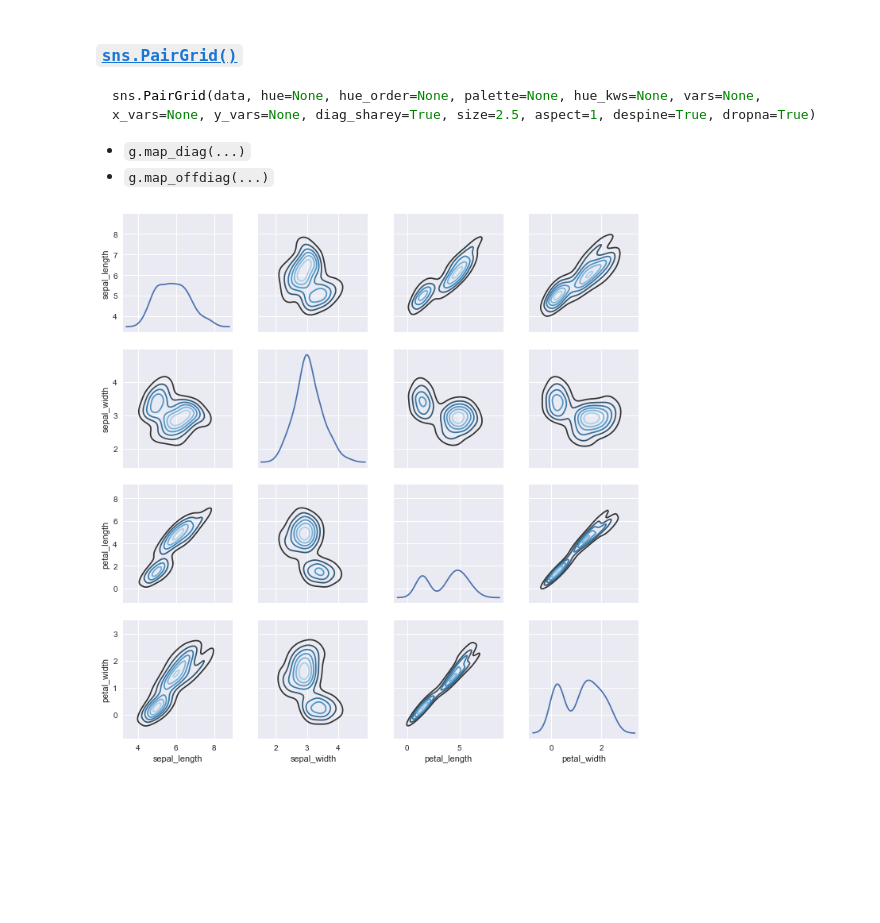
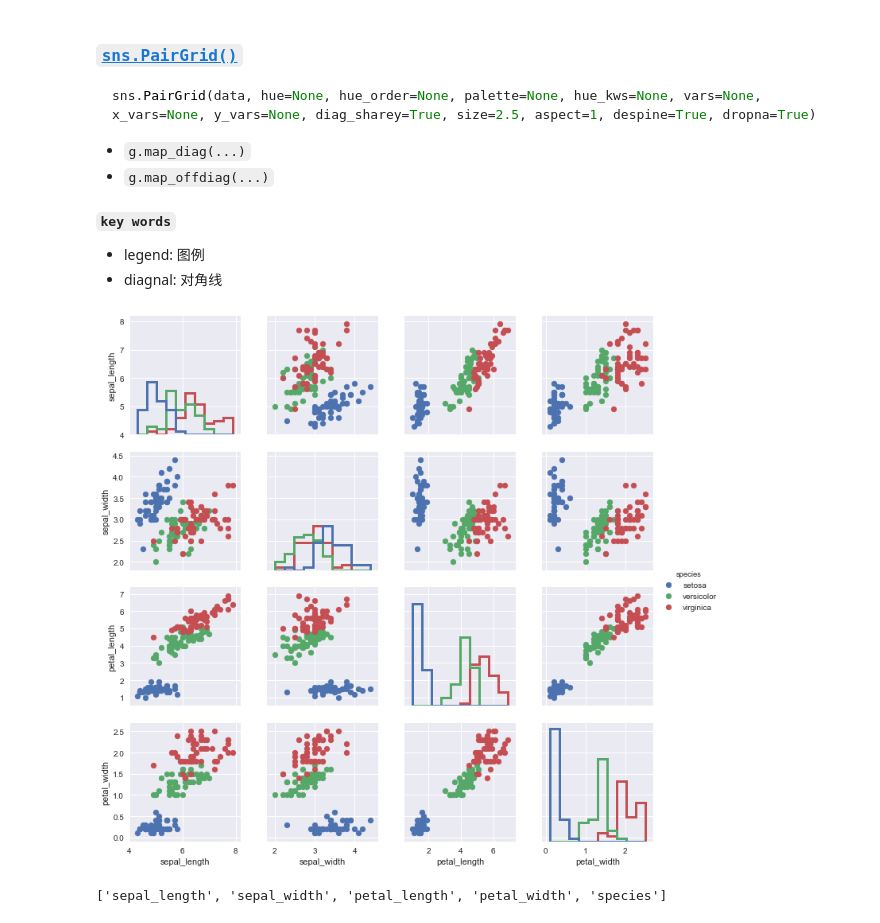
Before and after one commit to WarmingWang/reptiles_gh, a Jupyter notebook: Machine Learning/seaborn/ch02S01_Plotting_functions__Visualizing_distribution.ipynb, the cells around one changed output. Cells and saved outputs as stored; diff of their text form; code cells hidden in the pictures; blank space fills up the shorter version.

````diff
--- a/Machine Learning/seaborn/ch02S01_Plotting_functions__Visualizing_distribution.ipynb
+++ b/Machine Learning/seaborn/ch02S01_Plotting_functions__Visualizing_distribution.ipynb
@@ -178,13 +178,23 @@ sns.PairGrid(data, hue=None, hue_order=None, palette=None, hue_kws=None, vars=No
 ```
 - `g.map_diag(...)`
 - `g.map_offdiag(...)`
+# %% [markdown]
+**`key words`**
+- legend: 图例
+- diagnal: 对角线
 # %%
-g = sns.PairGrid(iris)
+g = sns.PairGrid(iris, hue="species")
 
 #绘制对角线区域：i=j
-g.map_diag(sns.kdeplot);
+g.map_diag(plt.hist, histtype="step", linewidth=3)
 
 #绘制非对角线区域：i≠j
-g.map_offdiag(sns.kdeplot, cmap="Blues_d", n_levels=6);
+g.map_offdiag(plt.scatter);
+
+g = g.add_legend();
 # %% [output]
-[figure, old version]
+[figure, new version]
+# %%
+list(iris.columns)
+# %% [output]
+['sepal_length', 'sepal_width', 'petal_length', 'petal_width', 'species']
````
Also changed, not shown: parts of 9 cells of this notebook, 1 other file.
